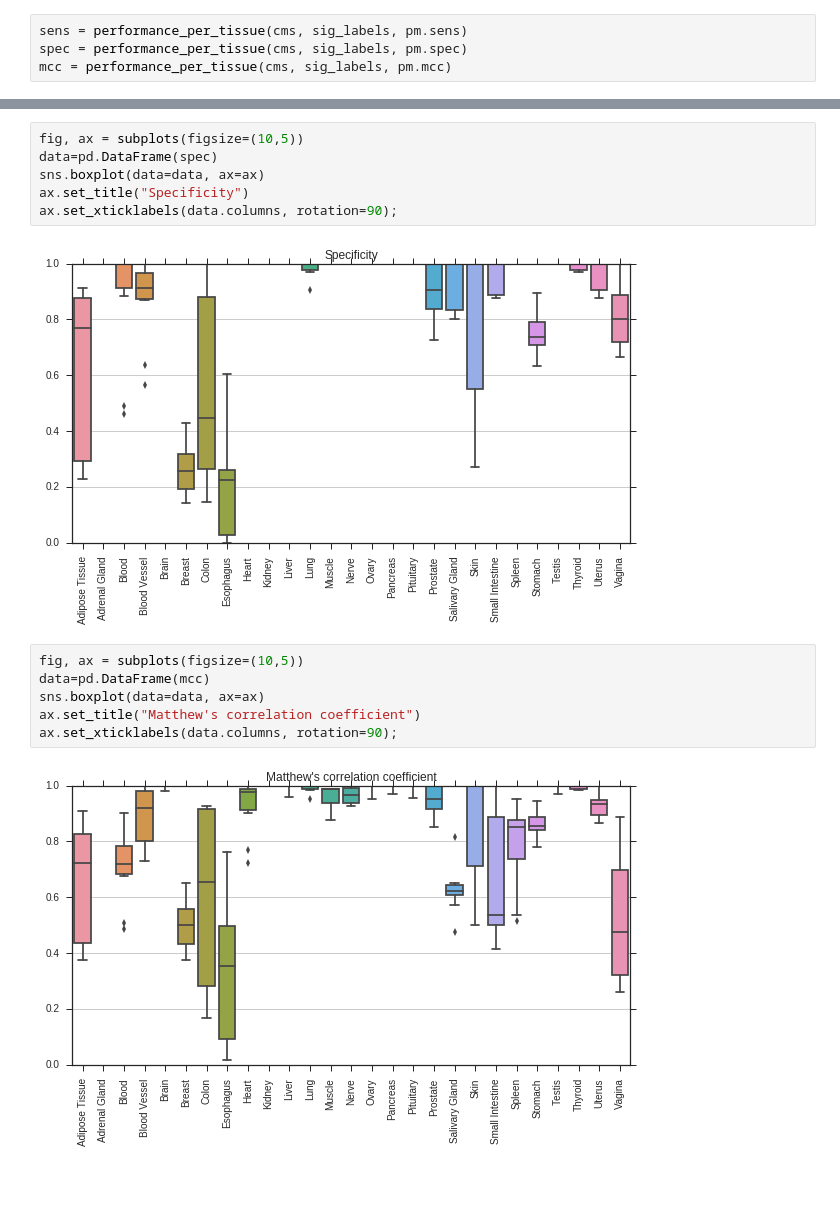
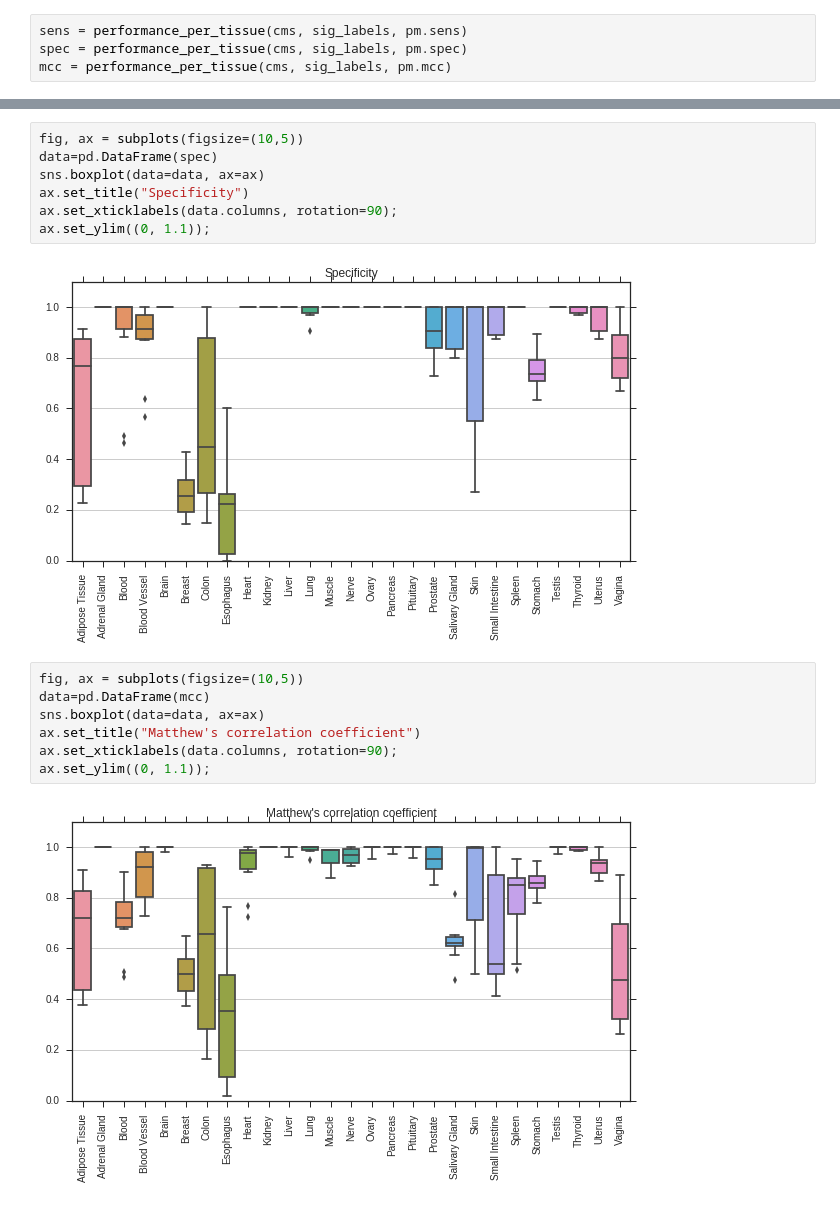
Before and after one commit to grst/pygenesig, a Jupyter notebook: notebooks/validate_gini.ipynb, the cells around one changed output, grey strips where cells are left out. Drawn from its saved outputs; the diff is of its cells as text.

```diff
--- a/notebooks/validate_gini.ipynb
+++ b/notebooks/validate_gini.ipynb
@@ -95,13 +96,15 @@ data=pd.DataFrame(spec)
 sns.boxplot(data=data, ax=ax)
 ax.set_title("Specificity")
 ax.set_xticklabels(data.columns, rotation=90);
+ax.set_ylim((0, 1.1));
 # %% [output]
-[figure, old version]
+[figure, new version]
 # %%
 fig, ax = subplots(figsize=(10,5))
 data=pd.DataFrame(mcc)
 sns.boxplot(data=data, ax=ax)
 ax.set_title("Matthew's correlation coefficient")
 ax.set_xticklabels(data.columns, rotation=90);
+ax.set_ylim((0, 1.1));
 # %% [output]
-[figure, old version]
+[figure, new version]
```
Also changed, not shown: parts of 4 cells of this notebook, 9 other files.
